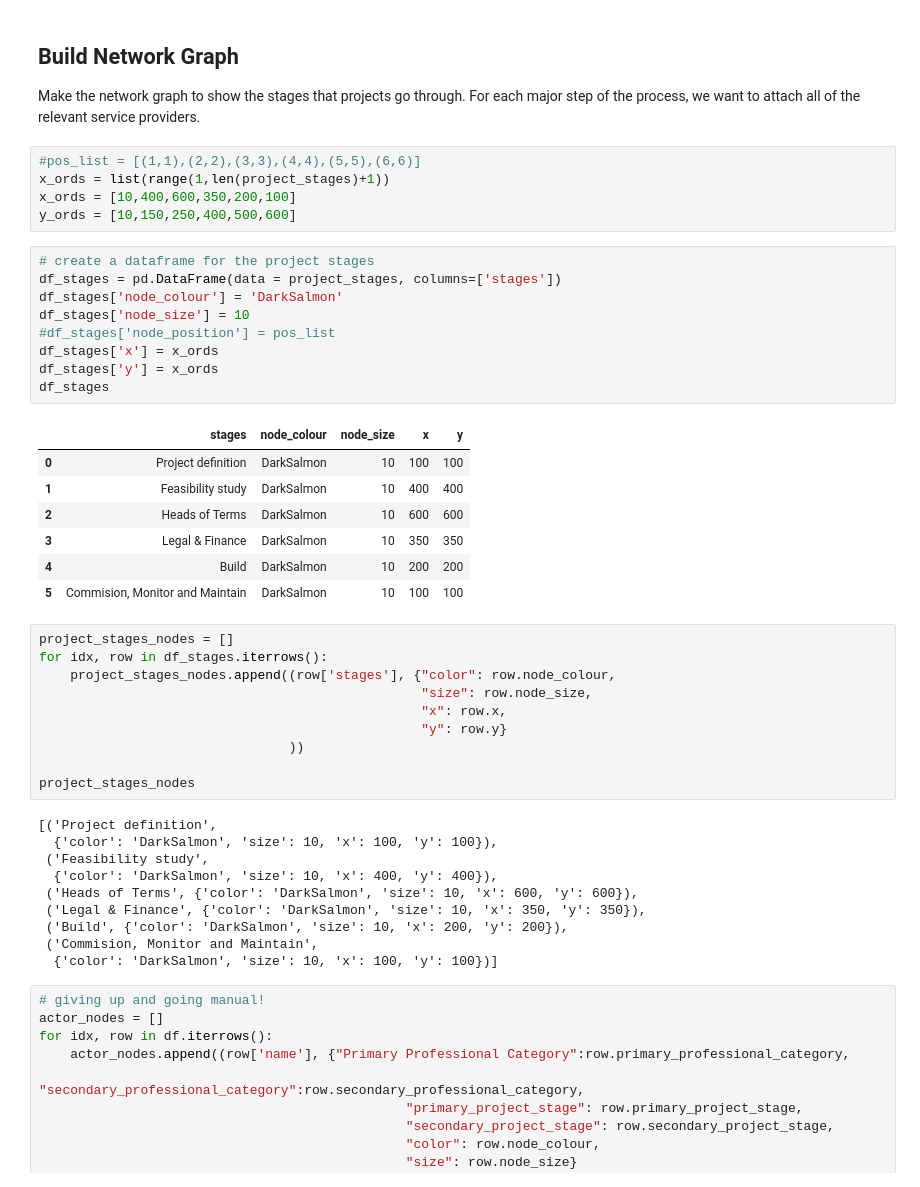
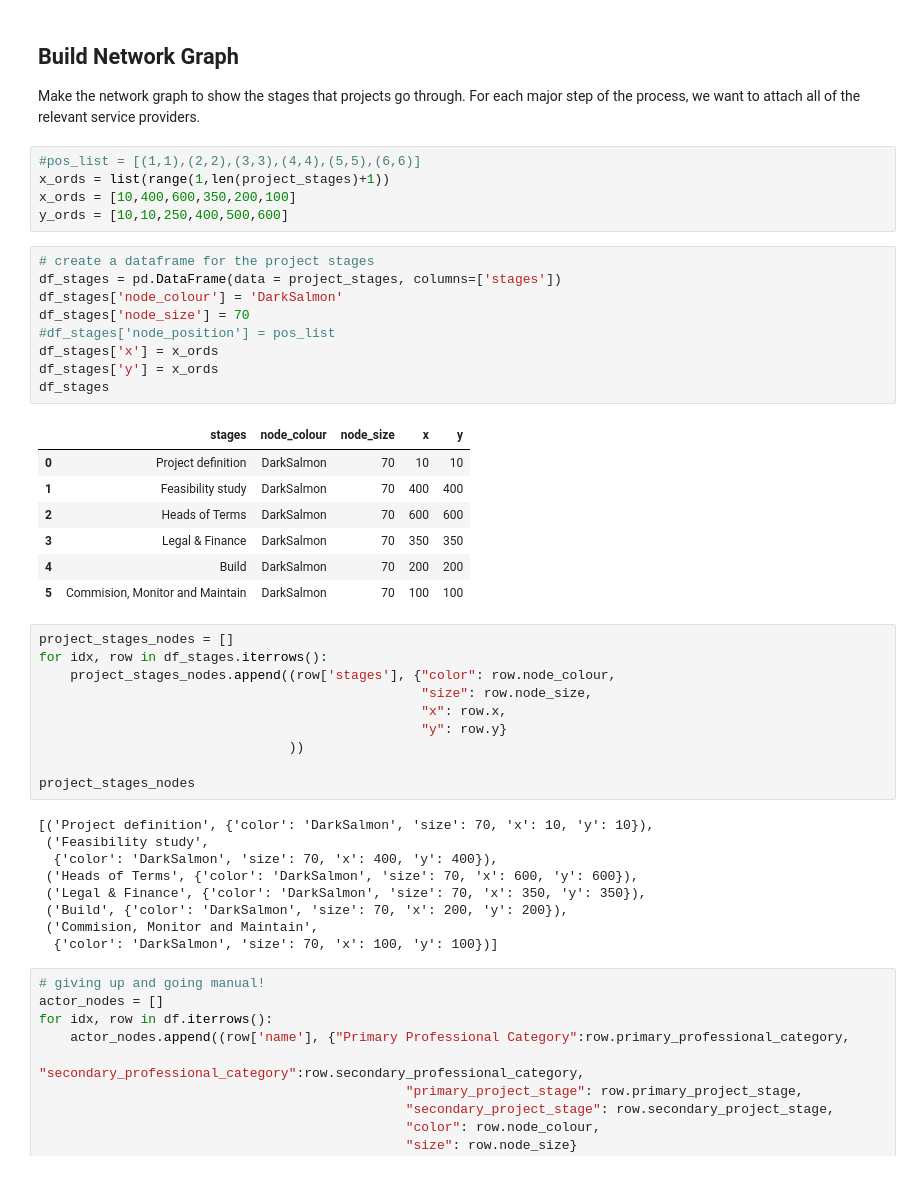
Before and after one commit to oliverkiranbrown/Renewable-Energy-Connect, a Jupyter notebook: first_graph.ipynb, the cells around one changed output. Drawn from its saved outputs; the diff is of its cells as text.

```diff
--- a/first_graph.ipynb
+++ b/first_graph.ipynb
@@ -156,24 +166,24 @@ Make the network graph to show the stages that projects go through. For each maj
 #pos_list = [(1,1),(2,2),(3,3),(4,4),(5,5),(6,6)]
 x_ords = list(range(1,len(project_stages)+1))
 x_ords = [10,400,600,350,200,100]
-y_ords = [10,150,250,400,500,600]
+y_ords = [10,10,250,400,500,600]
 # %%
 # create a dataframe for the project stages
 df_stages = pd.DataFrame(data = project_stages, columns=['stages'])
 df_stages['node_colour'] = 'DarkSalmon'
-df_stages['node_size'] = 10
+df_stages['node_size'] = 70
 #df_stages['node_position'] = pos_list
 df_stages['x'] = x_ords
 df_stages['y'] = x_ords
 df_stages
 # %% [output]
 |  | stages | node_colour | node_size | x | y |
-| 0 | Project definition | DarkSalmon | 10 | 100 | 100 |
-| 1 | Feasibility study | DarkSalmon | 10 | 400 | 400 |
-| 2 | Heads of Terms | DarkSalmon | 10 | 600 | 600 |
-| 3 | Legal & Finance | DarkSalmon | 10 | 350 | 350 |
-| 4 | Build | DarkSalmon | 10 | 200 | 200 |
-| 5 | Commision, Monitor and Maintain | DarkSalmon | 10 | 100 | 100 |
+| 0 | Project definition | DarkSalmon | 70 | 10 | 10 |
+| 1 | Feasibility study | DarkSalmon | 70 | 400 | 400 |
+| 2 | Heads of Terms | DarkSalmon | 70 | 600 | 600 |
+| 3 | Legal & Finance | DarkSalmon | 70 | 350 | 350 |
+| 4 | Build | DarkSalmon | 70 | 200 | 200 |
+| 5 | Commision, Monitor and Maintain | DarkSalmon | 70 | 100 | 100 |
 # %%
 project_stages_nodes = []
 for idx, row in df_stages.iterrows():
@@ -185,15 +195,14 @@ for idx, row in df_stages.iterrows():
 
 project_stages_nodes
 # %% [output]
-[('Project definition',
-  {'color': 'DarkSalmon', 'size': 10, 'x': 100, 'y': 100}),
+[('Project definition', {'color': 'DarkSalmon', 'size': 70, 'x': 10, 'y': 10}),
  ('Feasibility study',
-  {'color': 'DarkSalmon', 'size': 10, 'x': 400, 'y': 400}),
- ('Heads of Terms', {'color': 'DarkSalmon', 'size': 10, 'x': 600, 'y': 600}),
- ('Legal & Finance', {'color': 'DarkSalmon', 'size': 10, 'x': 350, 'y': 350}),
- ('Build', {'color': 'DarkSalmon', 'size': 10, 'x': 200, 'y': 200}),
+  {'color': 'DarkSalmon', 'size': 70, 'x': 400, 'y': 400}),
+ ('Heads of Terms', {'color': 'DarkSalmon', 'size': 70, 'x': 600, 'y': 600}),
+ ('Legal & Finance', {'color': 'DarkSalmon', 'size': 70, 'x': 350, 'y': 350}),
+ ('Build', {'color': 'DarkSalmon', 'size': 70, 'x': 200, 'y': 200}),
  ('Commision, Monitor and Maintain',
-  {'color': 'DarkSalmon', 'size': 10, 'x': 100, 'y': 100})]
+  {'color': 'DarkSalmon', 'size': 70, 'x': 100, 'y': 100})]
 # %%
 # giving up and going manual!
 actor_nodes = []
```
Also changed, not shown: parts of 6 cells of this notebook, 13 other files.
